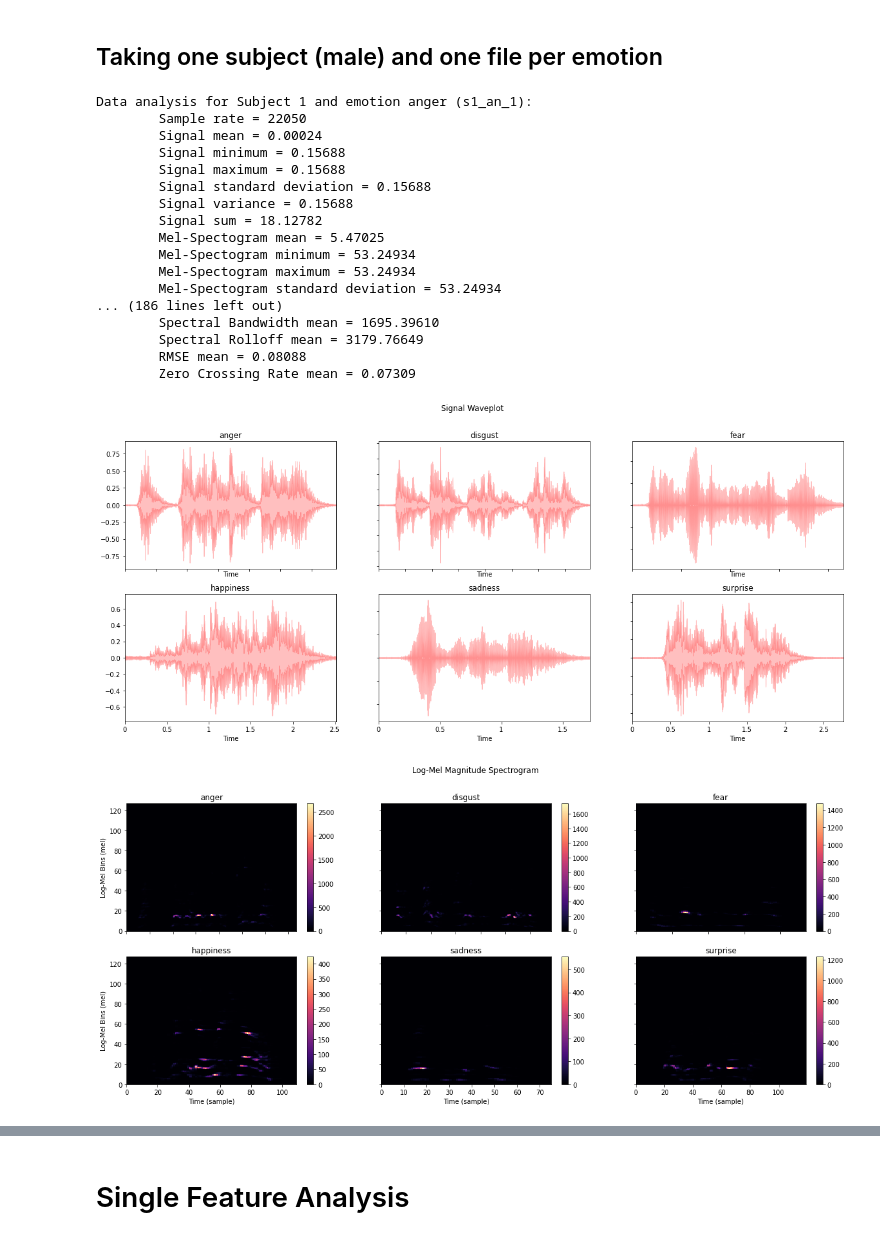
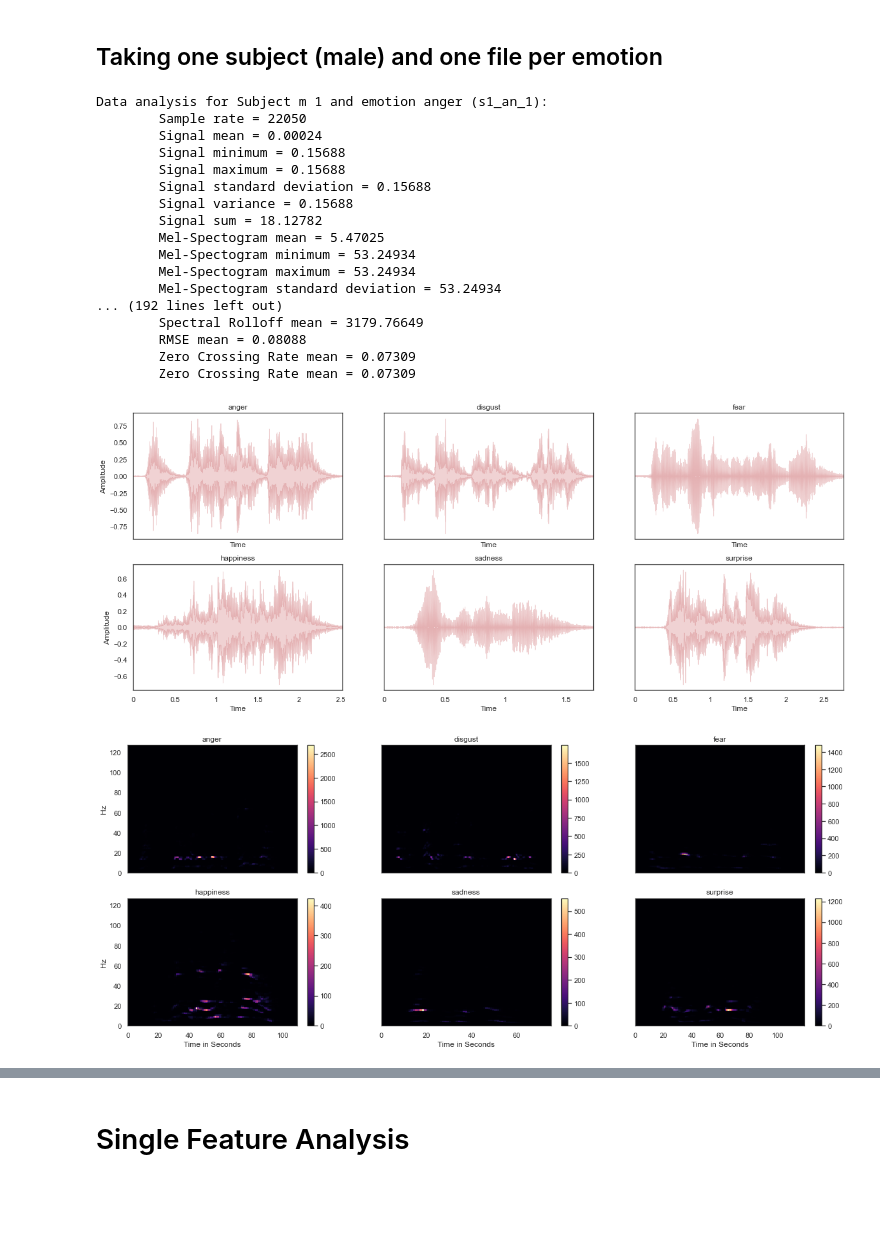
Before and after one commit to MarioCSilva/Speech_Emotion_Recognition_Thesis, a Jupyter notebook: data/1_feature_extraction.ipynb, the cells around one changed output, grey strips where cells are left out. Cells and saved outputs as stored; diff of their text form; code cells hidden in the pictures; blank space fills up the shorter version.

Commit message:
fixes to plots

```diff
--- a/data/1_feature_extraction.ipynb
+++ b/data/1_feature_extraction.ipynb
@@ -275,5 +276,5 @@ def zcr_analysis(axs, i, emotion, zcrs):
 # %%
-def audio_analsys(df):
+def audio_analysis(df):
     sig_fig, sig_axs = plt.subplots(2, 3, figsize=(20,8))
     mel_fig, mel_axs = plt.subplots(2, 3, figsize=(20,8))
     mfcc_fig, mfcc_axs = plt.subplots(2, 3, figsize=(20,8))
@@ -281,17 +282,29 @@ def audio_analsys(df):
     spec_fig, spec_axs = plt.subplots(2, 3, figsize=(20,8))
     rmse_fig, rmse_axs = plt.subplots(2, 3, figsize=(20,8))
     zcr_fig, zcr_axs = plt.subplots(2, 3, figsize=(20,8))
+    zcr_spikes_fig, zcr_spikes_axs = plt.subplots(2, 3, figsize=(20,8))
 
-    sig_fig.suptitle("Signal Waveplot")
-    mel_fig.suptitle("Log-Mel Magnitude Spectrogram")
-    mfcc_fig.suptitle("Mel-Frequency Cepstral Coefficients Spectrogram")
-    chrom_fig.suptitle("Chromogram Spectrogram")
-    spec_fig.suptitle("Spectral Spectrogram")
-    rmse_fig.suptitle("Root Mean Square Energy Waveplot")
-    zcr_fig.suptitle("Zero Crossing Rate Waveplot")
+    # sig_fig.suptitle("Signal Waveplot")
+    # mel_fig.suptitle("Log-Mel Magnitude Spectrogram")
+    # mfcc_fig.suptitle("Mel-Frequency Cepstral Coefficients Spectrogram")
+    # chrom_fig.suptitle("Chromogram Spectrogram")
+    # spec_fig.suptitle("Spectral Wave Plots")
+    # rmse_fig.suptitle("Root Mean Square Energy Wave Plot")
+    # zcr_fig.suptitle("Zero Crossing Rate Wave Plot")
+    # zcr_spikes_fig.suptitle("Zero Crossing Rate Wave Plot Annotated with Spikes")
 
+    for ax in sig_axs.flat:
+        ax.set(xlabel="Time in Seconds", ylabel="Amplitude")
     for ax in mel_axs.flat:
-        ax.set(xlabel="Time (sample)", ylabel="Log-Mel Bins (mel)")
+        ax.set(xlabel="Time in Seconds", ylabel="Hz")
+    for ax in spec_axs.flat:
+        ax.set(xlabel="Time in Seconds", ylabel="Amplitude")
+    for ax in rmse_axs.flat:
+        ax.set(xlabel="Time in Seconds", ylabel="Root Mean Square")
+    for ax in zcr_axs.flat:
+        ax.set(xlabel="Time in Seconds", ylabel="Zero Crossing Rate")
+    for ax in zcr_spikes_axs.flat:
+        ax.set(xlabel="Time in Seconds", ylabel="Zero Crossing Rate")
 
     for i in range(len(mel_axs.flat)):
         sig_axs.flat[i].label_outer()
@@ -301,6 +314,7 @@ def audio_analsys(df):
         spec_axs.flat[i].label_outer()
         rmse_axs.flat[i].label_outer()
         zcr_axs.flat[i].label_outer()
+        zcr_spikes_axs.flat[i].label_outer()
 
     for num_fig, data in enumerate(df.iterrows()):
         if num_fig > 5:
@@ -309,7 +323,7 @@ def audio_analsys(df):
         subject, features = data
         file, gender, emotion, signal, sample_rate, mel_spec, mfcc, chromogram, rmse, spec_cent, spec_cont, spec_bw, spec_rolloff, zcrs = features
 
-        print(f"Data analysis for Subject {subject} and emotion {emotion} ({file}):")
+        print(f"Data analysis for Subject {gender} {subject} and emotion {emotion} ({file}):")
 
         signal_analysis(sig_axs, num_fig, emotion, signal, sample_rate)
         mel_spec_analysis(mel_fig, mel_axs, num_fig, emotion, mel_spec)
@@ -318,30 +332,31 @@ def audio_analsys(df):
         spec_analysis(spec_axs, num_fig, emotion, spec_cent, spec_bw, spec_rolloff, signal, sample_rate)
         rmse_analysis(rmse_axs, num_fig, emotion, rmse)
         zcr_analysis(zcr_axs, num_fig, emotion, zcrs)
+        zcr_analysis(zcr_spikes_axs, num_fig, emotion, zcrs, True)
         print("\n")
 # %% [markdown]
 ## Taking one subject (male) and one file per emotion
 # %%
 subj_1_sent_1 = df.loc[df['File'].str.contains(r's1_([a-z]*)_1', regex = True)]
 
-audio_analsys(subj_1_sent_1)
+audio_analysis(subj_1_sent_1)
 # %% [output]
-Data analysis for Subject 1 and emotion anger (s1_an_1):
+Data analysis for Subject m 1 and emotion anger (s1_an_1):
         Sample rate = 22050
         Signal mean = 0.00024
         Signal minimum = 0.15688
         Signal maximum = 0.15688
         Signal standard deviation = 0.15688
         Signal variance = 0.15688
         Signal sum = 18.12782
         Mel-Spectogram mean = 5.47025
         Mel-Spectogram minimum = 53.24934
         Mel-Spectogram maximum = 53.24934
         Mel-Spectogram standard deviation = 53.24934
-... (186 lines left out)
-        Spectral Bandwidth mean = 1695.39610
+... (192 lines left out)
         Spectral Rolloff mean = 3179.76649
         RMSE mean = 0.08088
         Zero Crossing Rate mean = 0.07309
+        Zero Crossing Rate mean = 0.07309
-[figure, old version]
+[figure, new version]
-[figure, old version]
+[figure, new version]
```
Also changed, not shown: parts of 8 cells of this notebook.
